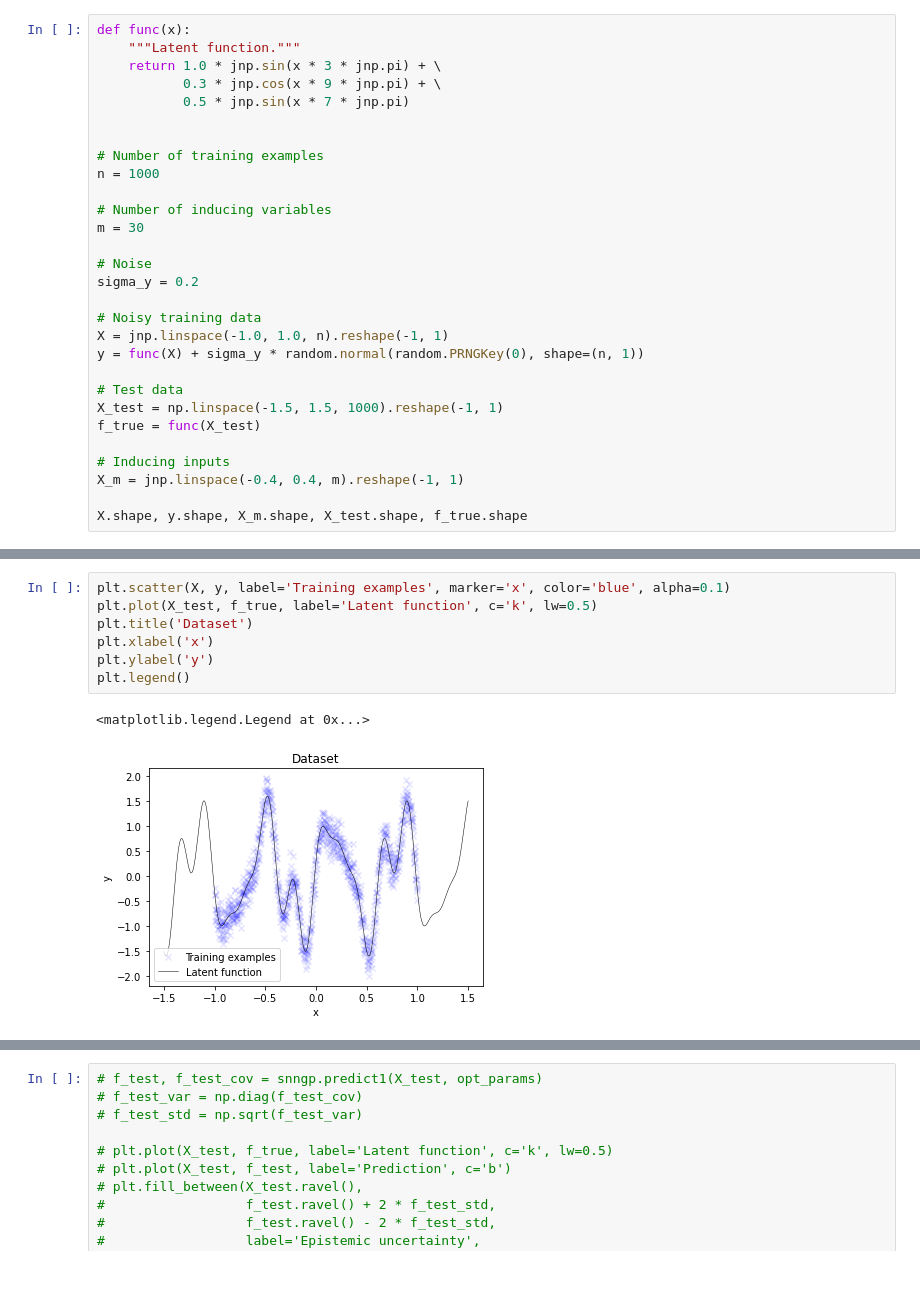
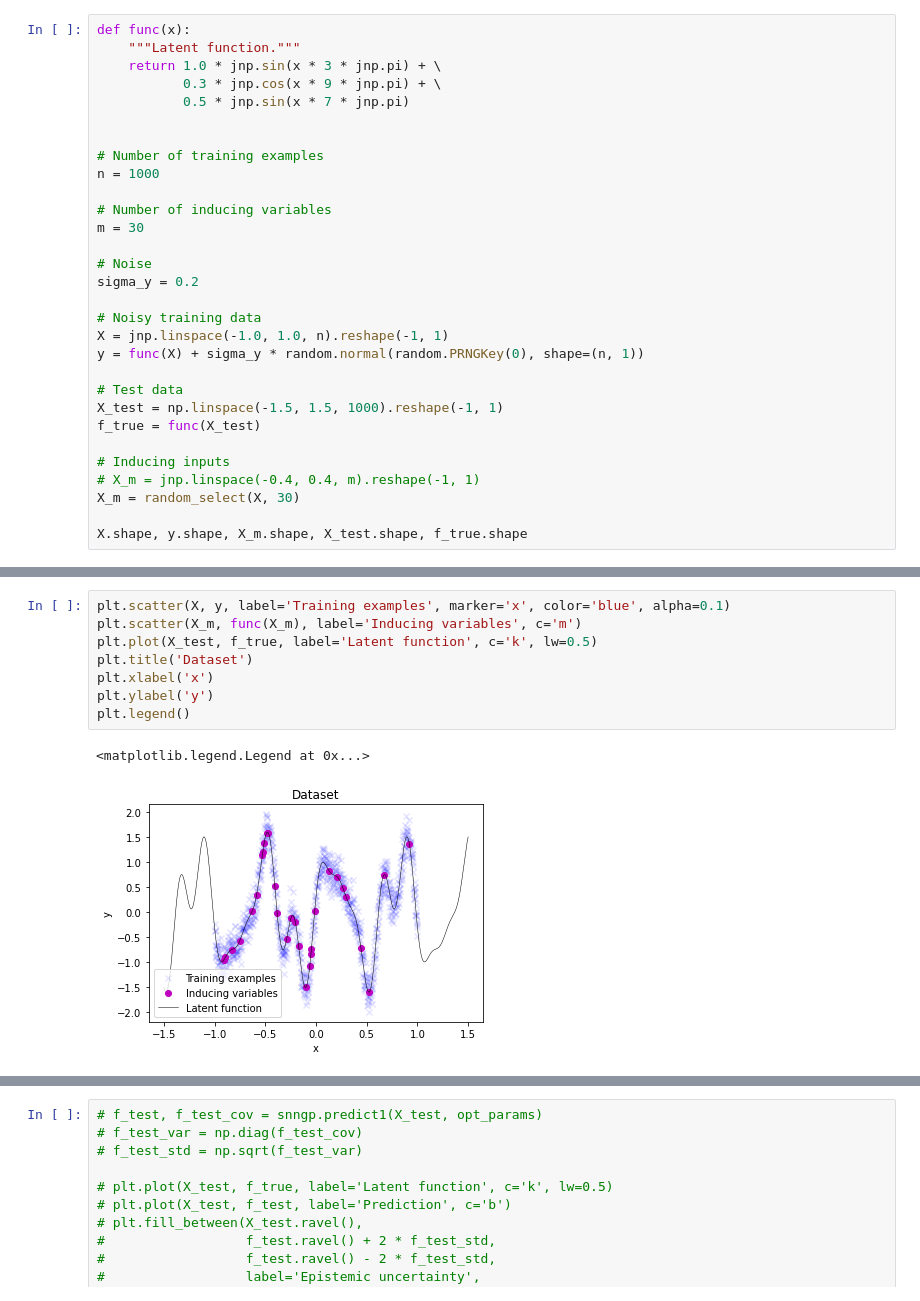
Before and after one commit to NiuJ1ao/Data-Augmentation-in-Infinitely-Wide-Neural-Networks, a Jupyter notebook: test_snngp.ipynb, the cells around one changed output, grey strips where cells are left out. Saved outputs shown, nothing was run; the diff lists cells and outputs as text.

```diff
--- a/test_snngp.ipynb
+++ b/test_snngp.ipynb
@@ -39,7 +39,8 @@ X_test = np.linspace(-1.5, 1.5, 1000).reshape(-1, 1)
 f_true = func(X_test)
 
 # Inducing inputs
-X_m = jnp.linspace(-0.4, 0.4, m).reshape(-1, 1)
+# X_m = jnp.linspace(-0.4, 0.4, m).reshape(-1, 1)
+X_m = random_select(X, 30)
 
 X.shape, y.shape, X_m.shape, X_test.shape, f_true.shape
 # %% [output]
@@ -48,13 +48,14 @@ WARNING:absl:No GPU/TPU found, falling back to CPU. (Set TF_CPP_MIN_LOG_LEVEL=0
 # %%
 plt.scatter(X, y, label='Training examples', marker='x', color='blue', alpha=0.1)
+plt.scatter(X_m, func(X_m), label='Inducing variables', c='m')
 plt.plot(X_test, f_true, label='Latent function', c='k', lw=0.5)
 plt.title('Dataset')
 plt.xlabel('x')
 plt.ylabel('y')
 plt.legend()
 # %% [output]
 <matplotlib.legend.Legend at 0x...>
-[figure, old version]
+[figure, new version]
 # %%
 from models import FCN
 from neural_tangents import stax
```
Also changed, not shown: parts of 7 cells of this notebook, 1 other file.
